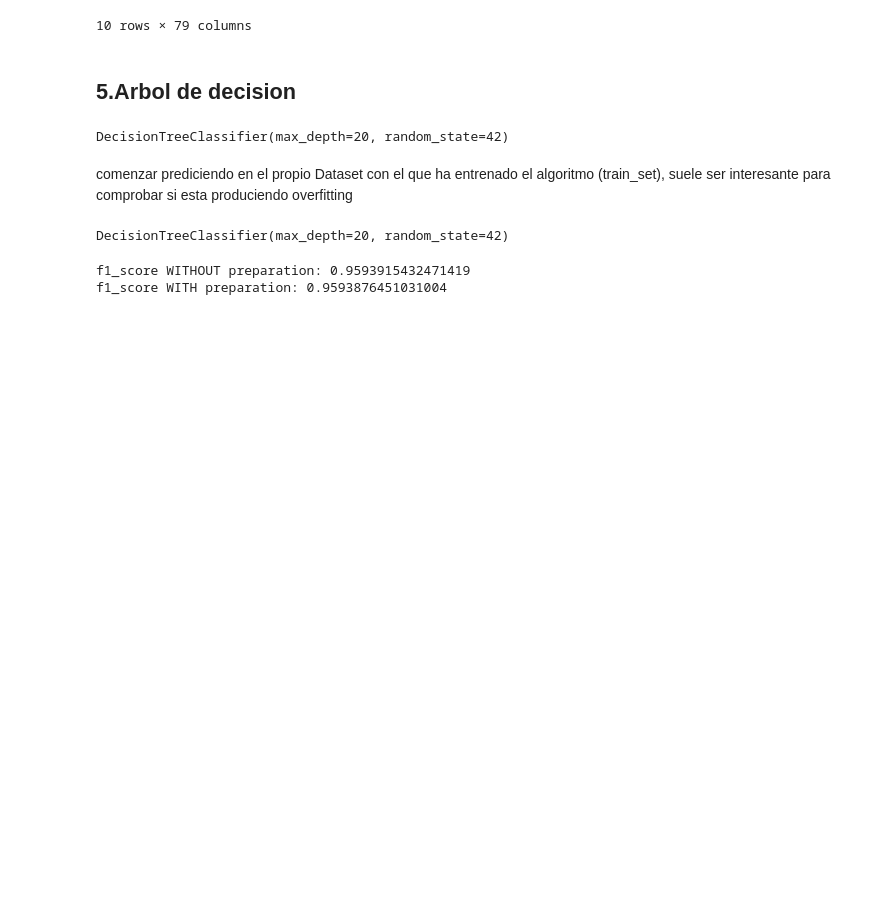
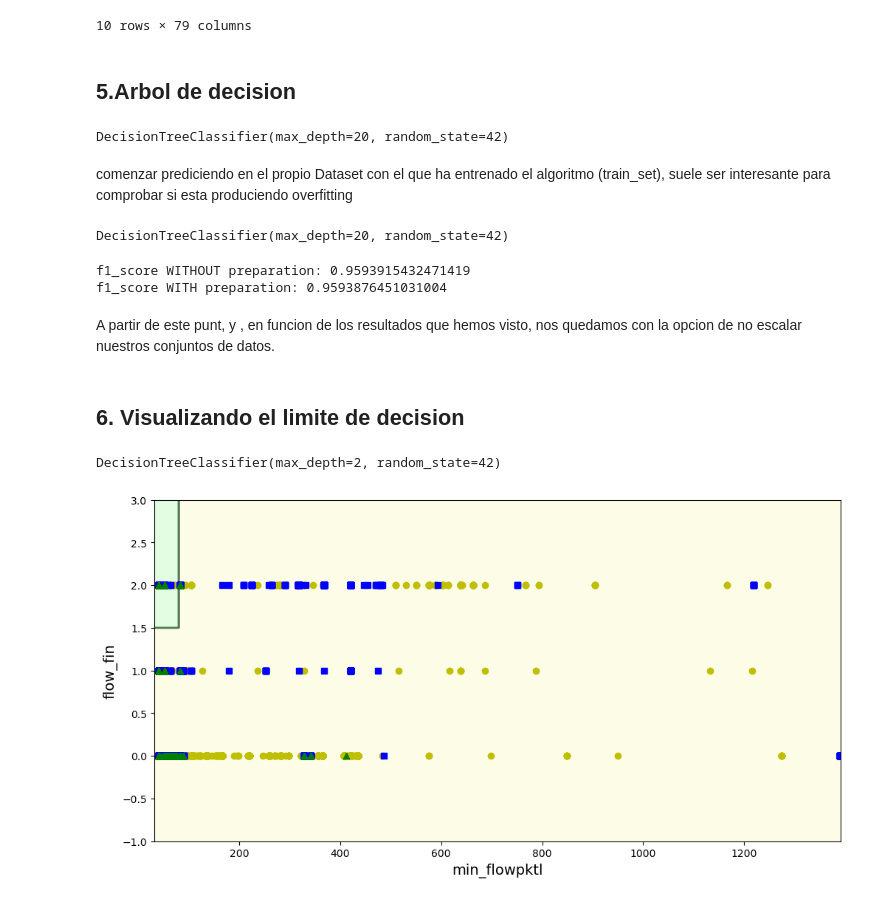
Before and after one commit to Jess8904/1.2-arboles-de-decision, a Jupyter notebook: 12_arboles_de_decision.ipynb, the cells around one changed output. Drawn from its saved outputs; the diff is of its cells as text; code cells hidden in the pictures; blank space fills up the shorter version.

```diff
--- a/12_arboles_de_decision.ipynb
+++ b/12_arboles_de_decision.ipynb
@@ -275,3 +275,46 @@ evaluate_result(y_train_pred, y_train, y_train_prep_pred, y_train, f1_score)
 # %% [output]
 f1_score WITHOUT preparation: 0.9593915432471419
 f1_score WITH preparation: 0.9593876451031004
+# %% [markdown]
+A partir de este punt, y , en funcion de los resultados que hemos visto, nos quedamos con la opcion de no escalar nuestros conjuntos de datos.
+# %% [markdown]
+## 6. Visualizando el limite de decision
+# %%
+# Reducimos el número de atributos del conjunto de datos para visualizarlo mejor
+X_train_reduced = X_train[['min_flowpktl', 'flow_fin']]
+# %%
+# Generamos un modelo con el conjunto de datos reducido
+clf_tree_reduced = DecisionTreeClassifier(max_depth=2, random_state=42)
+clf_tree_reduced.fit(X_train_reduced, y_train)
+# %% [output]
+DecisionTreeClassifier(max_depth=2, random_state=42)
+# %%
+# Representamos gráficamente el límite de decisión construido
+from matplotlib.colors import ListedColormap
+import matplotlib.pyplot as plt
+%matplotlib inline
+
+def plot_decision_boundary(clf, X, y, plot_training=True, resolution=1000):
+    mins = X.min(axis=0) - 1
+    maxs = X.max(axis=0) + 1
+    x1, x2 = np.meshgrid(np.linspace(mins[0], maxs[0], resolution),
+                         np.linspace(mins[1], maxs[1], resolution))
+    X_new = np.c_[x1.ravel(), x2.ravel()]
+    y_pred = clf.predict(X_new).reshape(x1.shape)
+    custom_cmap = ListedColormap(['#fafab0','#9898ff','#a0faa0'])
+    plt.contourf(x1, x2, y_pred, alpha=0.3, cmap=custom_cmap)
+    custom_cmap2 = ListedColormap(['#7d7d58','#4c4c7f','#507d50'])
+    plt.contour(x1, x2, y_pred, cmap=custom_cmap2, alpha=0.8)
+    if plot_training:
+        plt.plot(X[:, 0][y==0], X[:, 1][y==0], "yo", label="normal")
+        plt.plot(X[:, 0][y==1], X[:, 1][y==1], "bs", label="adware")
+        plt.plot(X[:, 0][y==2], X[:, 1][y==2], "g^", label="malware")
+        plt.axis([mins[0], maxs[0], mins[1], maxs[1]])
+    plt.xlabel('min_flowpktl', fontsize=14)
+    plt.ylabel('flow_fin', fontsize=14, rotation=90)
+
+plt.figure(figsize=(12, 6))
+plot_decision_boundary(clf_tree_reduced, X_train_reduced.values, y_train)
+plt.show()
+# %% [output]
+[figure, added]
```
Also changed, not shown: parts of 2 cells of this notebook.
